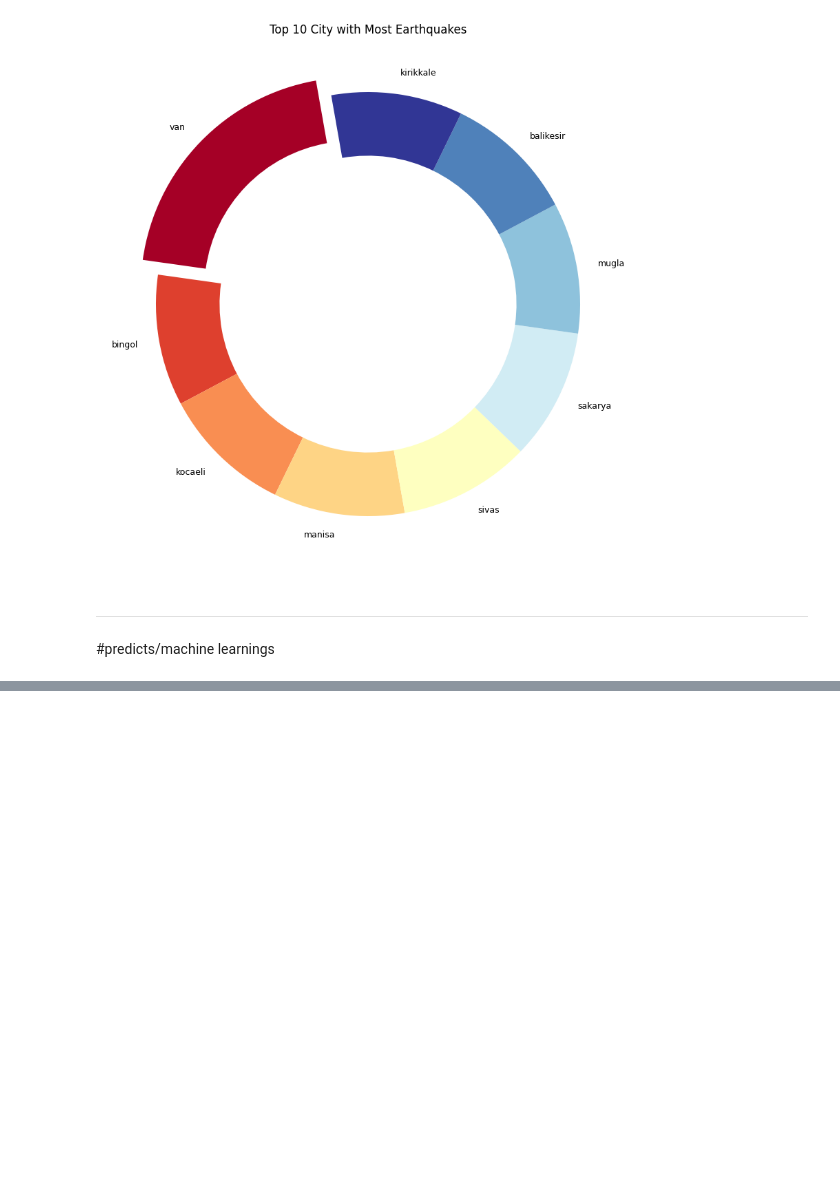
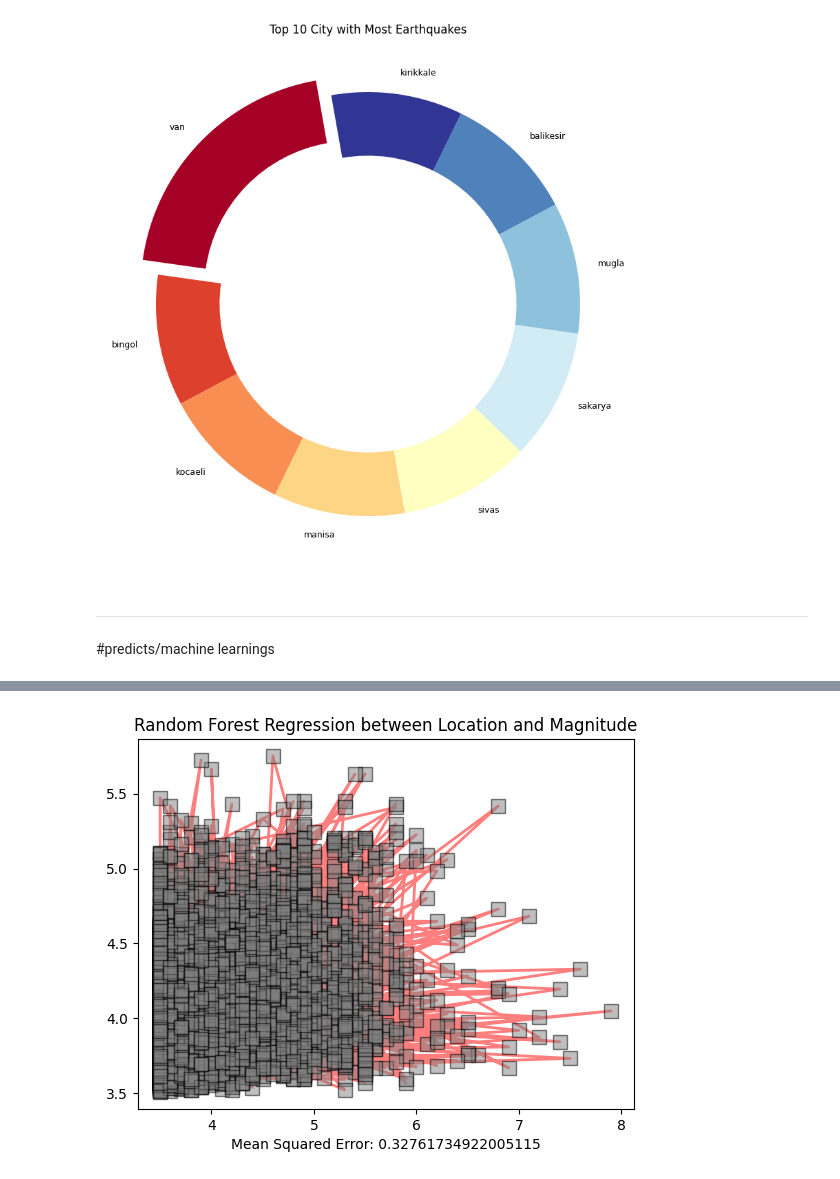
Before and after one commit to sedataskan/earthquake, a Jupyter notebook: earthquake.ipynb, the cells around one changed output, grey strips where cells are left out. Cells and saved outputs as stored; diff of their text form; code cells hidden in the pictures; blank space fills up the shorter version.

```diff
--- a/earthquake.ipynb
+++ b/earthquake.ipynb
@@ -115,0 +168,17 @@ plt.show()
+# %%
+from sklearn.ensemble import RandomForestRegressor
+
+#create RandomForest
+forest = RandomForestRegressor(n_estimators=100)
+
+#training the model
+forest.fit(X_train,Y_train)
+
+y_pred = forest.predict(X_test)
+
+plt.plot(Y_test, y_pred, color="r", label="Prediction", alpha=0.5, linewidth=2, markersize=10, marker="s", markerfacecolor="grey", markeredgecolor="black", markeredgewidth=1)
+plt.title("Random Forest Regression between Location and Magnitude")
+plt.xlabel(f"Mean Squared Error: {mean_squared_error(Y_test, y_pred)}")
+plt.show()
+# %% [output]
+[figure, added]
```
Also changed, not shown: parts of 6 cells of this notebook.
